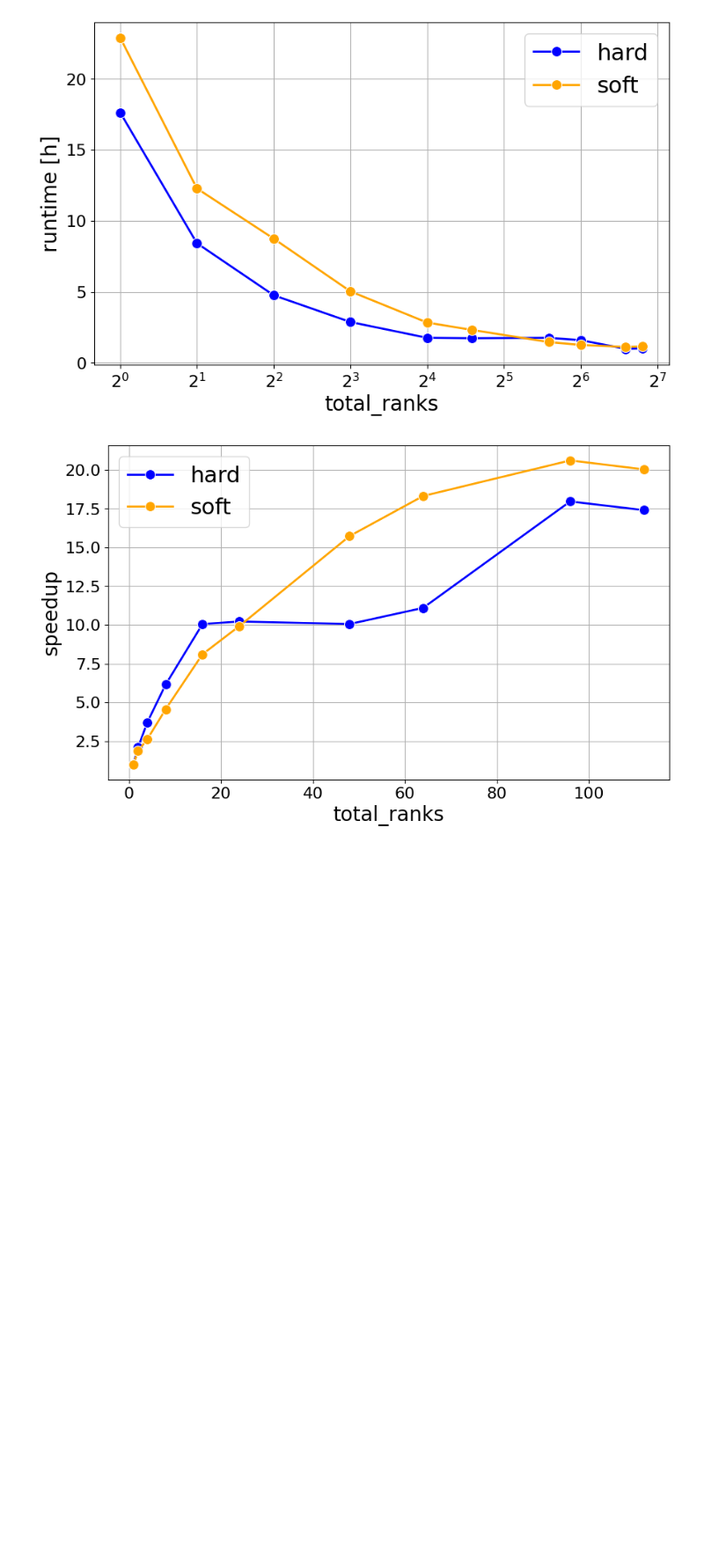
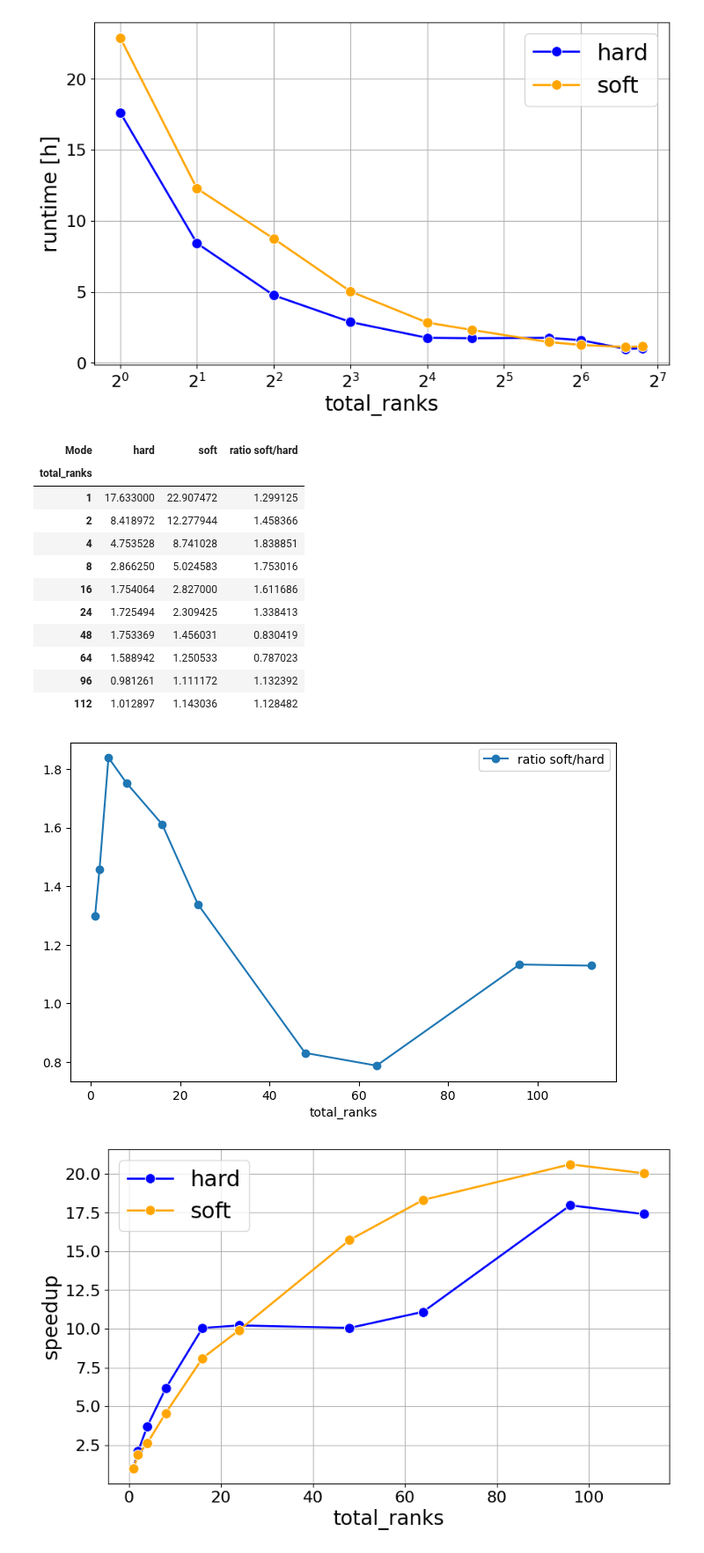
Before and after one commit to ManuelLerchner/ProliferatingCellCollectives-IDP, a Jupyter notebook: analysis/plot_strong_scaling.ipynb, the cells around one changed output. Shown at 88% size. Drawn from its saved outputs; the diff is of its cells as text; code cells hidden in the pictures; blank space fills up the shorter version.

```diff
--- a/analysis/plot_strong_scaling.ipynb
+++ b/analysis/plot_strong_scaling.ipynb
@@ -180,6 +180,29 @@ makeplot(runtimes, x="total_ranks", y="runtime [h]",
          outname="strong_scaling_hard_soft.png", xscale="log")
 # %% [output]
 [figure]
+# %%
+# comput runtuime hard / runtime soft
+runtimes_pivot = runtimes.pivot(index="total_ranks", columns="Mode", values="runtime [h]")
+runtimes_pivot["ratio soft/hard"] = runtimes_pivot["soft"] / runtimes_pivot["hard"]
+runtimes_pivot.plot(y="ratio soft/hard", marker="o", figsize=(8,5))
+
+# average
+runtimes_pivot["ratio soft/hard"].mean()
+runtimes_pivot
+# %% [output]
+| Mode | hard | soft | ratio soft/hard |
+| total_ranks |  |  |  |
+| 1 | 17.633000 | 22.907472 | 1.299125 |
+| 2 | 8.418972 | 12.277944 | 1.458366 |
+| 4 | 4.753528 | 8.741028 | 1.838851 |
+| 8 | 2.866250 | 5.024583 | 1.753016 |
+| 16 | 1.754064 | 2.827000 | 1.611686 |
+| 24 | 1.725494 | 2.309425 | 1.338413 |
+| 48 | 1.753369 | 1.456031 | 0.830419 |
+| 64 | 1.588942 | 1.250533 | 0.787023 |
+| 96 | 0.981261 | 1.111172 | 1.132392 |
+| 112 | 1.012897 | 1.143036 | 1.128482 |
+[figure, added]
 # %%
 makeplot(runtimes, x="total_ranks", y="speedup",
          outname="strong_scaling_efficiency_hard_soft.png")
```
Also changed, not shown: 7 other files.
